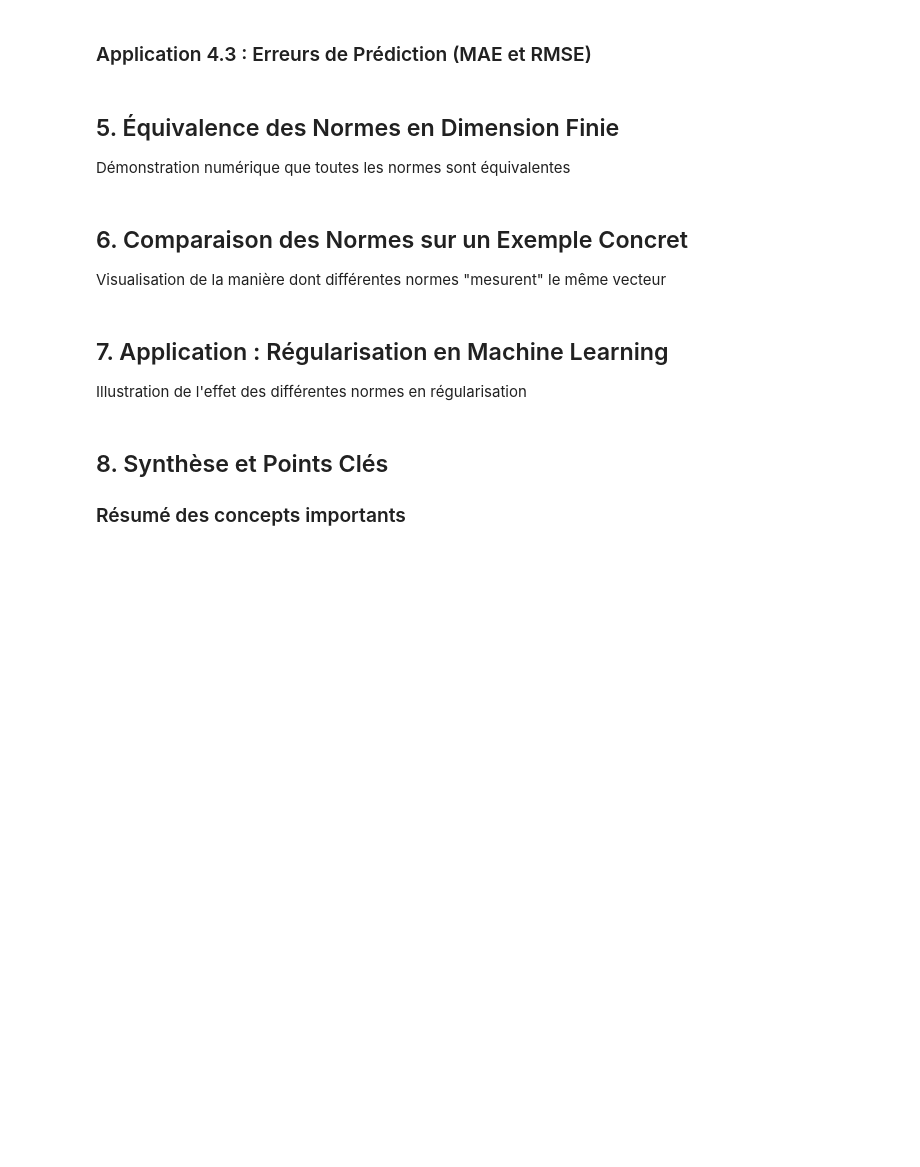
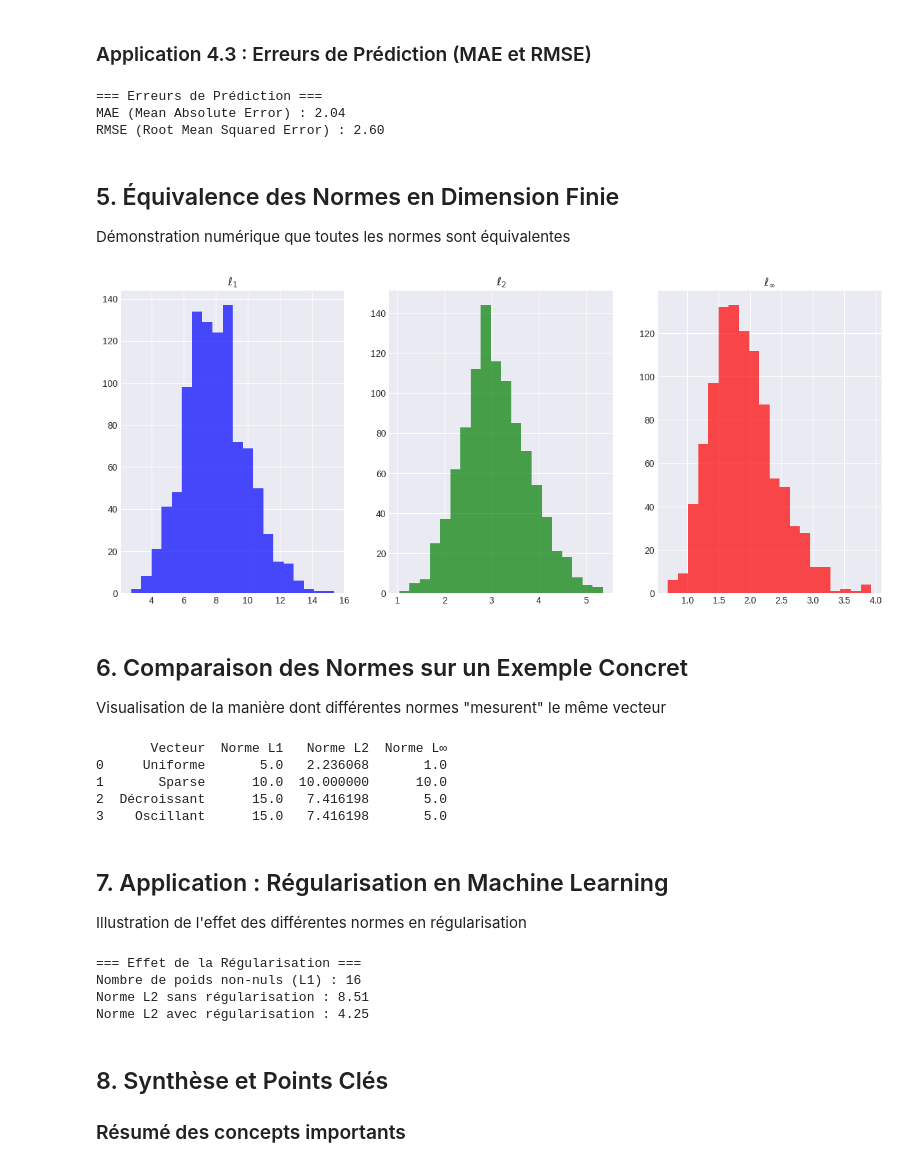
Before and after one commit to PETITLION/FRST_FDS_2025, a Jupyter notebook: Calculs_Différentiels/Calcul_Diff_Devoir_2/distances_normes_metriques_exo.ipynb, the cells around one changed output. Saved outputs shown, nothing was run; the diff lists cells and outputs as text; code cells hidden in the pictures; blank space fills up the shorter version.

```diff
--- a/Calculs_Différentiels/Calcul_Diff_Devoir_2/distances_normes_metriques_exo.ipynb
+++ b/Calculs_Différentiels/Calcul_Diff_Devoir_2/distances_normes_metriques_exo.ipynb
@@ -197,15 +197,20 @@ y_true = np.linspace(10, 50, n) + np.random.randn(n) * 2
 y_pred = y_true + np.random.randn(n) * 3
 # Calculer les erreurs
 # TODO: Calculer erreur_l1 = ||y_true - y_pred||₁
-erreur_l1 = ...
+erreur_l1 = np.sum(np.abs(y_true - y_pred))
 # TODO: Calculer erreur_l2 = ||y_true - y_pred||₂
-erreur_l2 = ...# TODO: Calculer MAE et RMSE
-MAE = ...
-RMSE = ...
+erreur_l2 = np.sqrt(np.sum((y_true - y_pred)**2))
+# TODO: Calculer MAE et RMSE
+MAE = erreur_l1 / n
+RMSE = erreur_l2 / np.sqrt(n)
 
 print("=== Erreurs de Prédiction ===")
 print(f"MAE (Mean Absolute Error) : {MAE:.2f}")
 print(f"RMSE (Root Mean Squared Error) : {RMSE:.2f}")
+# %% [output]
+=== Erreurs de Prédiction ===
+MAE (Mean Absolute Error) : 2.04
+RMSE (Root Mean Squared Error) : 2.60
 # %% [markdown]
 ## 5. Équivalence des Normes en Dimension Finie
 
@@ -213,16 +218,28 @@ Démonstration numérique que toutes les normes sont équivalentes
 # %%
 # Générer beaucoup de vecteurs aléatoires
 np.random.seed(42)
 n_dim = 10
 n_vectors = 1000
 vectors = np.random.randn(n_vectors, n_dim)
 # Calculer les normes pour chaque vecteur
 # TODO: Calculer les normes L1, L2, L∞ pour chaque vecteur
-normes_l1 = ...
-normes_l2 = ...
-normes_linf = ...
+normes_l1 = np.sum(np.abs(vectors), axis=1)
+normes_l2 = np.sqrt(np.sum(vectors**2, axis=1))
+normes_linf = np.max(np.abs(vectors), axis=1)
 
 # TODO: Créer des histogrammes pour visualiser les distributions
+fig, axs = plt.subplots(1, 3, figsize=(15,6))
+
+axs[0].hist(normes_l1, bins=20, color='blue', alpha=0.7)
+axs[0].set_title(r'$\ell_1$')
+axs[1].hist(normes_l2, bins=20, color='green', alpha=0.7)
+axs[1].set_title(r'$\ell_2$')
+axs[2].hist(normes_linf, bins=20, color='red', alpha=0.7)
+axs[2].set_title(r'$\ell_\infty$')
+
+plt.show()
+# %% [output]
+[figure, added]
 # %% [markdown]
 ## 6. Comparaison des Normes sur un Exemple Concret
 
@@ -235,21 +252,32 @@ vecteurs = {
     'Décroissant': np.array([5, 4, 3, 2, 1]),
     'Oscillant': np.array([5, -4, 3, -2, 1]),}
 
-# Calculer les normesresultats = []
+# Calculer les normes
+resultats = []
 for nom, vec in vecteurs.items():
     # TODO: Calculer les trois normes pour chaque vecteur
-    l1 = ...
-    l2 = ...
-    linf = ...
+    l1 = np.sum(np.abs(vec))
+    l2 = np.sqrt(np.sum(vec**2))
+    linf = np.max(np.abs(vec))
     resultats.append([nom, l1, l2, linf])
 # TODO: Afficher les résultats dans un tableau
+import pandas as pd
+df_normes = pd.DataFrame(resultats, columns=['Vecteur', 'Norme L1', 'Norme L2', 'Norme L∞'])
+print(df_normes)
+# %% [output]
+       Vecteur  Norme L1   Norme L2  Norme L∞
+0     Uniforme       5.0   2.236068       1.0
+1       Sparse      10.0  10.000000      10.0
+2  Décroissant      15.0   7.416198       5.0
+3    Oscillant      15.0   7.416198       5.0
 # %% [markdown]
 ## 7. Application : Régularisation en Machine Learning
 
 Illustration de l'effet des différentes normes en régularisation
 # %%
 # Simuler des poids de modèle avec régularisation L1 vs L2
-np.random.seed(42)n_features = 20
+np.random.seed(42)
+n_features = 20
 # Poids sans régularisation (peuvent être grands)
 w_no_reg = np.random.randn(n_features) * 2
 # Poids avec régularisation L1 (tend vers la parcimonie - sparsity)
@@ -257,16 +285,23 @@ w_l1_reg = w_no_reg.copy()
 
 # TODO: Appliquer un seuillage pour simuler L1 (mettre à 0 les petits poids)
 # w_l1_reg[np.abs(w_l1_reg) < threshold] = 0
+threshold = 0.5
+w_l1_reg[np.abs(w_l1_reg) < threshold] = 0
 
 # Poids avec régularisation L2 (tend à réduire uniformément)
 # TODO: Simuler L2 en multipliant par un facteur < 1
 
-w_l2_reg = ...
+w_l2_reg = w_no_reg.copy() * 0.5
 
 print("=== Effet de la Régularisation ===")
 print(f"Nombre de poids non-nuls (L1) : {np.sum(w_l1_reg != 0)}")
 print(f"Norme L2 sans régularisation : {norme_l2(w_no_reg):.2f}")
 print(f"Norme L2 avec régularisation : {norme_l2(w_l2_reg):.2f}")
+# %% [output]
+=== Effet de la Régularisation ===
+Nombre de poids non-nuls (L1) : 16
+Norme L2 sans régularisation : 8.51
+Norme L2 avec régularisation : 4.25
 # %% [markdown]
 ## 8. Synthèse et Points Clés
 
```
Also changed, not shown: parts of 1 cell of this notebook.
